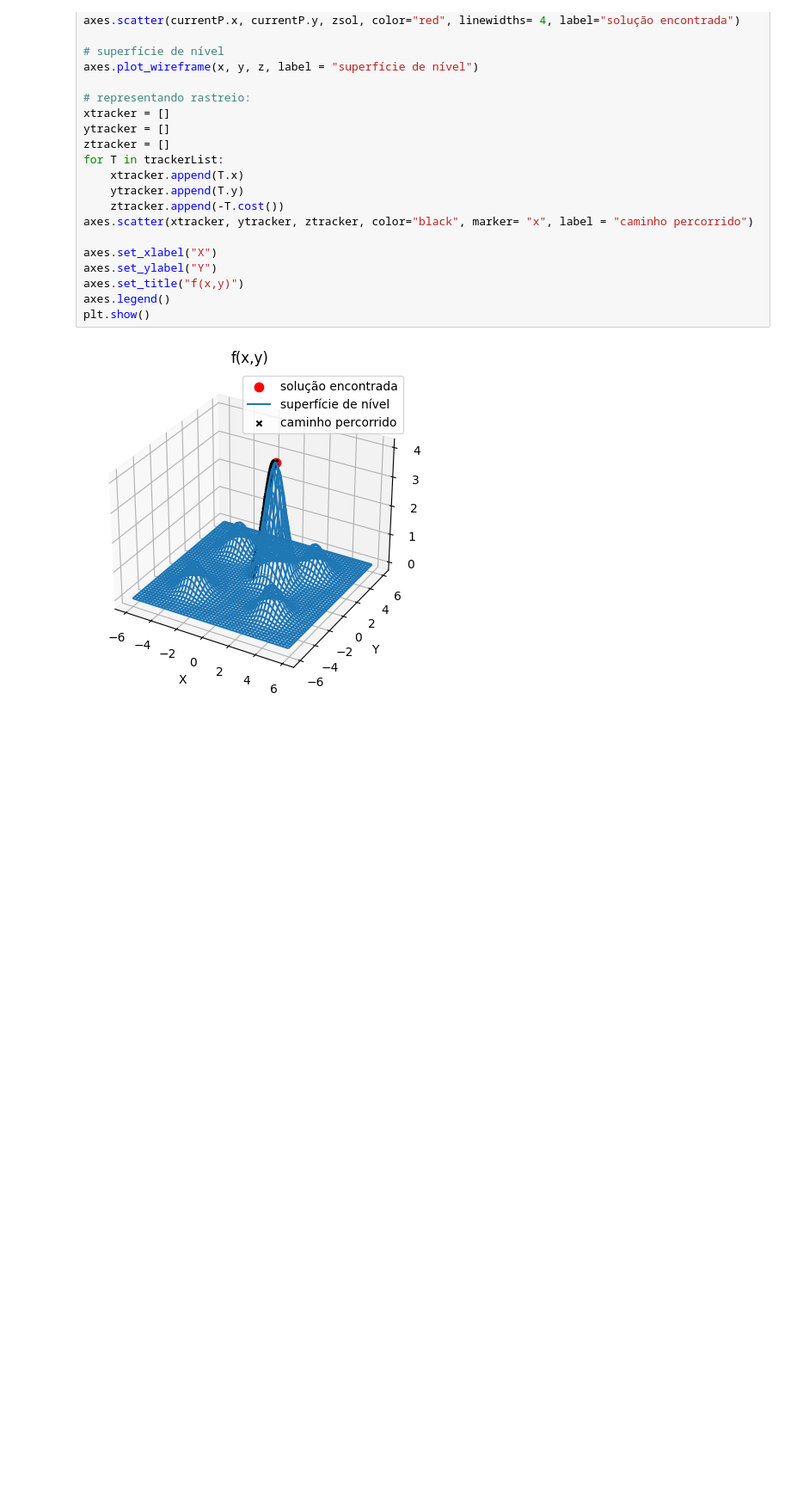
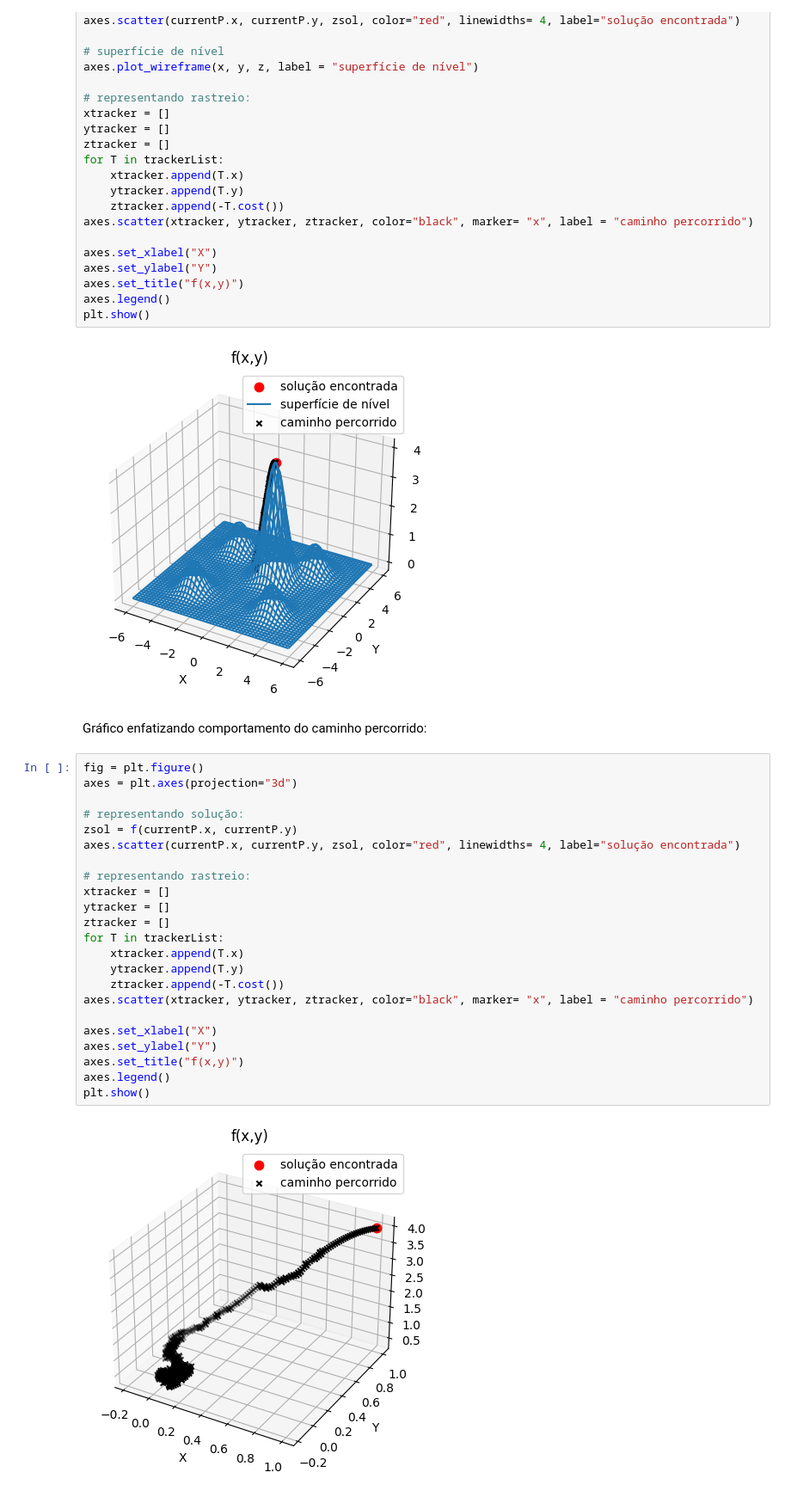
Before and after one commit to davimnz/artificial-intelligence, a Jupyter notebook: search-problems/q3.ipynb, the cells around one changed output. Shown at 86% size. Saved outputs shown, nothing was run; the diff lists cells and outputs as text; blank space fills up the shorter version.

Commit message:
novo plot adicionado

```diff
--- a/search-problems/q3.ipynb
+++ b/search-problems/q3.ipynb
@@ -144,3 +144,30 @@ axes.legend()
 plt.show()
 # %% [output]
 [figure]
+# %% [markdown]
+Gráfico enfatizando comportamento do caminho percorrido:
+# %%
+fig = plt.figure()
+axes = plt.axes(projection="3d")
+
+# representando solução:
+zsol = f(currentP.x, currentP.y)
+axes.scatter(currentP.x, currentP.y, zsol, color="red", linewidths= 4, label="solução encontrada")
+
+# representando rastreio:
+xtracker = []
+ytracker = []
+ztracker = []
+for T in trackerList:
+    xtracker.append(T.x)
+    ytracker.append(T.y)
+    ztracker.append(-T.cost())
+axes.scatter(xtracker, ytracker, ztracker, color="black", marker= "x", label = "caminho percorrido")
+
+axes.set_xlabel("X")
+axes.set_ylabel("Y")
+axes.set_title("f(x,y)")
+axes.legend()
+plt.show()
+# %% [output]
+[figure, added]
```
